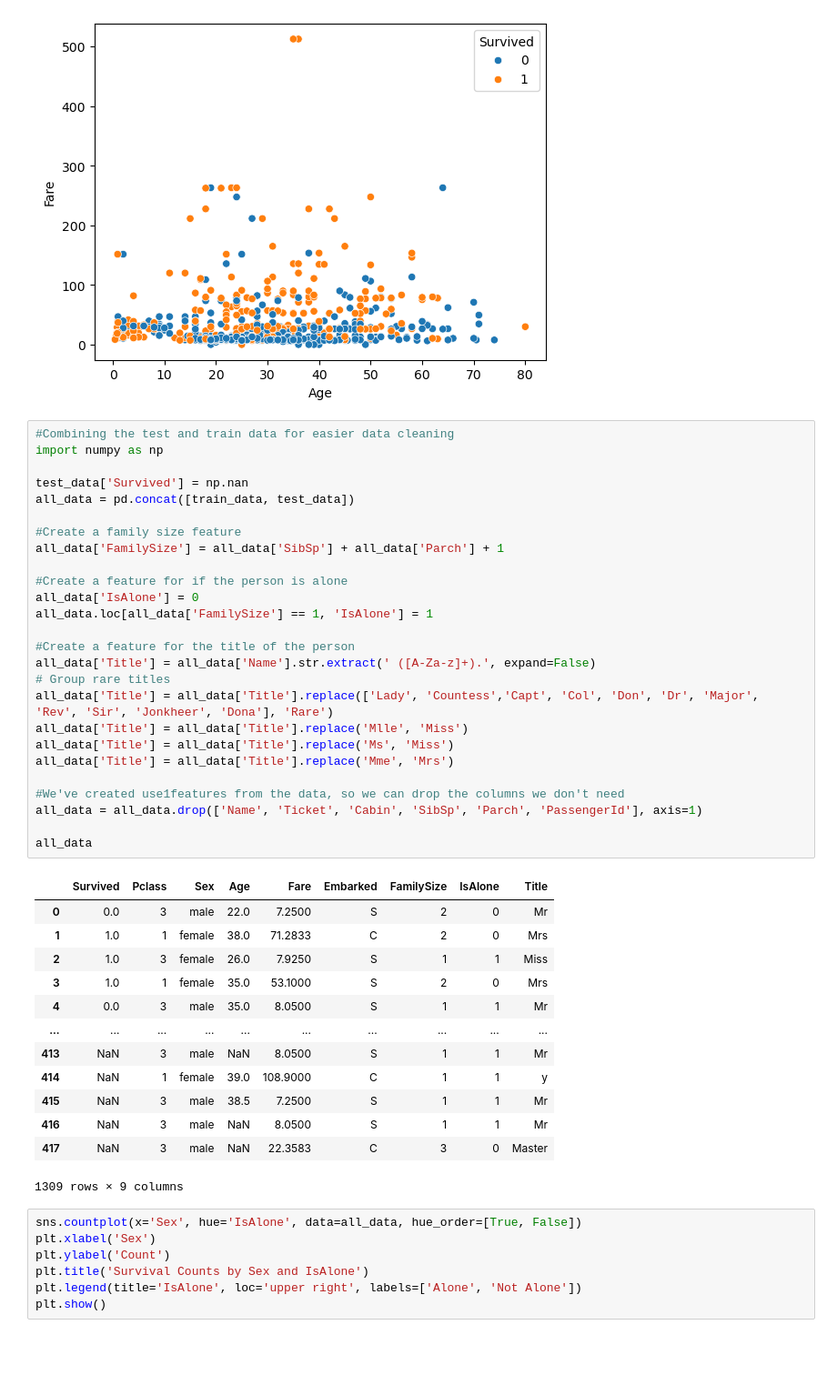
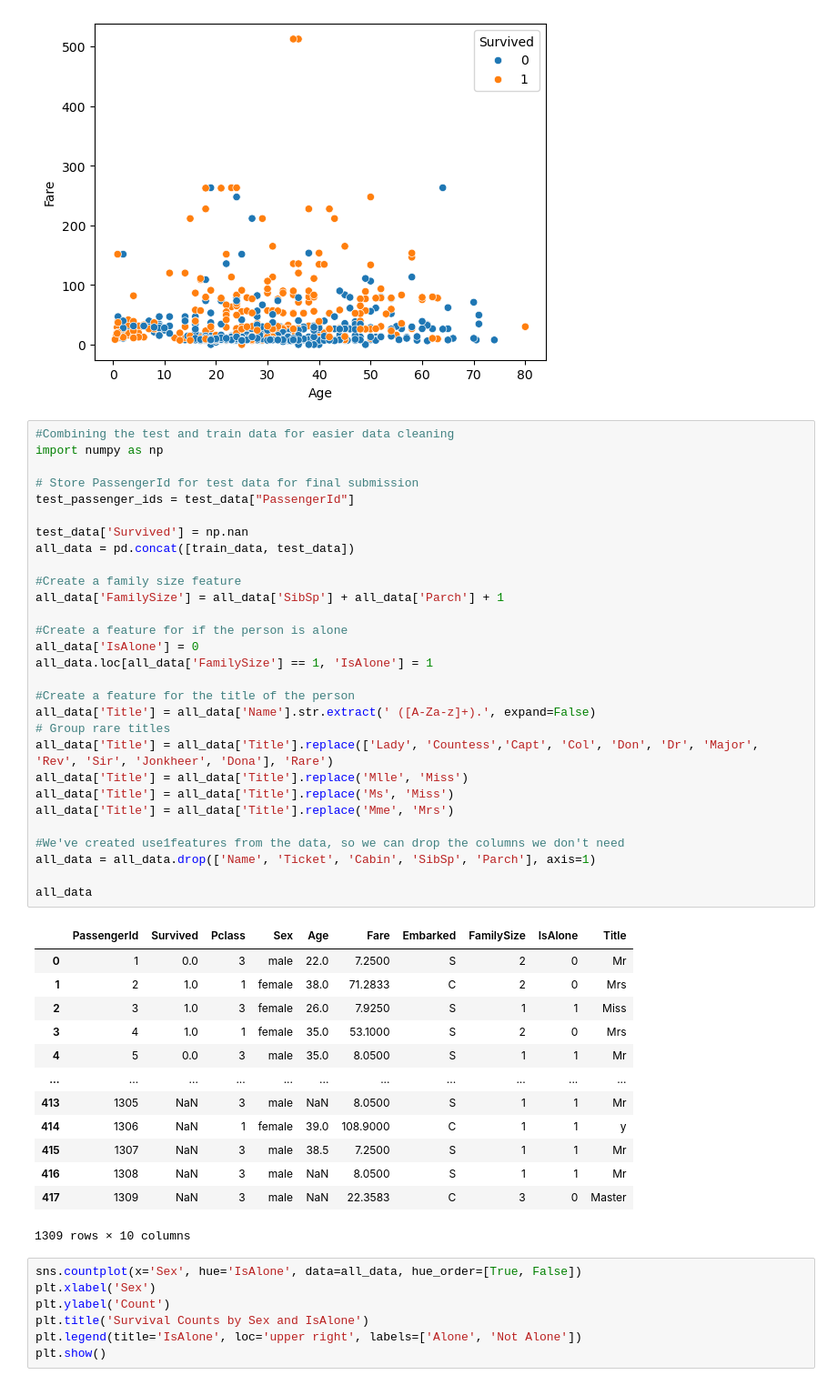
Before and after one commit to ileri-oluwa-kiiye/titanic, a Jupyter notebook: model.ipynb, the cells around one changed output. Shown at 91% size. Cells and saved outputs as stored; diff of their text form; blank space fills up the shorter version.

```diff
--- a/model.ipynb
+++ b/model.ipynb
@@ -37,43 +37,46 @@ sns.scatterplot(x=train_data['Age'], y=train_data['Fare'], hue=train_data['Survi
 # %%
 #Combining the test and train data for easier data cleaning
 import numpy as np
+
+# Store PassengerId for test data for final submission
+test_passenger_ids = test_data["PassengerId"]
 
 test_data['Survived'] = np.nan
 all_data = pd.concat([train_data, test_data])
 
 #Create a family size feature
 all_data['FamilySize'] = all_data['SibSp'] + all_data['Parch'] + 1
 
 #Create a feature for if the person is alone
 all_data['IsAlone'] = 0
 all_data.loc[all_data['FamilySize'] == 1, 'IsAlone'] = 1
 
 #Create a feature for the title of the person
 all_data['Title'] = all_data['Name'].str.extract(' ([A-Za-z]+).', expand=False)
 # Group rare titles
 all_data['Title'] = all_data['Title'].replace(['Lady', 'Countess','Capt', 'Col', 'Don', 'Dr', 'Major', 'Rev', 'Sir', 'Jonkheer', 'Dona'], 'Rare')
 all_data['Title'] = all_data['Title'].replace('Mlle', 'Miss')
 all_data['Title'] = all_data['Title'].replace('Ms', 'Miss')
 all_data['Title'] = all_data['Title'].replace('Mme', 'Mrs')
 
 #We've created use1features from the data, so we can drop the columns we don't need
-all_data = all_data.drop(['Name', 'Ticket', 'Cabin', 'SibSp', 'Parch', 'PassengerId'], axis=1)
+all_data = all_data.drop(['Name', 'Ticket', 'Cabin', 'SibSp', 'Parch'], axis=1)
 
 all_data
 # %% [output]
-|  | Survived | Pclass | Sex | Age | Fare | Embarked | FamilySize | IsAlone | Title |
-| 0 | 0.0 | 3 | male | 22.0 | 7.2500 | S | 2 | 0 | Mr |
-| 1 | 1.0 | 1 | female | 38.0 | 71.2833 | C | 2 | 0 | Mrs |
-| 2 | 1.0 | 3 | female | 26.0 | 7.9250 | S | 1 | 1 | Miss |
-| 3 | 1.0 | 1 | female | 35.0 | 53.1000 | S | 2 | 0 | Mrs |
-| 4 | 0.0 | 3 | male | 35.0 | 8.0500 | S | 1 | 1 | Mr |
-| ... | ... | ... | ... | ... | ... | ... | ... | ... | ... |
-| 413 | NaN | 3 | male | NaN | 8.0500 | S | 1 | 1 | Mr |
-| 414 | NaN | 1 | female | 39.0 | 108.9000 | C | 1 | 1 | y |
-| 415 | NaN | 3 | male | 38.5 | 7.2500 | S | 1 | 1 | Mr |
-| 416 | NaN | 3 | male | NaN | 8.0500 | S | 1 | 1 | Mr |
-| 417 | NaN | 3 | male | NaN | 22.3583 | C | 3 | 0 | Master |
+|  | PassengerId | Survived | Pclass | Sex | Age | Fare | Embarked | FamilySize | IsAlone | Title |
+| 0 | 1 | 0.0 | 3 | male | 22.0 | 7.2500 | S | 2 | 0 | Mr |
+| 1 | 2 | 1.0 | 1 | female | 38.0 | 71.2833 | C | 2 | 0 | Mrs |
+| 2 | 3 | 1.0 | 3 | female | 26.0 | 7.9250 | S | 1 | 1 | Miss |
+| 3 | 4 | 1.0 | 1 | female | 35.0 | 53.1000 | S | 2 | 0 | Mrs |
+| 4 | 5 | 0.0 | 3 | male | 35.0 | 8.0500 | S | 1 | 1 | Mr |
+| ... | ... | ... | ... | ... | ... | ... | ... | ... | ... | ... |
+| 413 | 1305 | NaN | 3 | male | NaN | 8.0500 | S | 1 | 1 | Mr |
+| 414 | 1306 | NaN | 1 | female | 39.0 | 108.9000 | C | 1 | 1 | y |
+| 415 | 1307 | NaN | 3 | male | 38.5 | 7.2500 | S | 1 | 1 | Mr |
+| 416 | 1308 | NaN | 3 | male | NaN | 8.0500 | S | 1 | 1 | Mr |
+| 417 | 1309 | NaN | 3 | male | NaN | 22.3583 | C | 3 | 0 | Master |
-1309 rows × 9 columns
+1309 rows × 10 columns
 # %%
 sns.countplot(x='Sex', hue='IsAlone', data=all_data, hue_order=[True, False])
 plt.xlabel('Sex')
```
Also changed, not shown: parts of 10 cells of this notebook, 1 other file.
